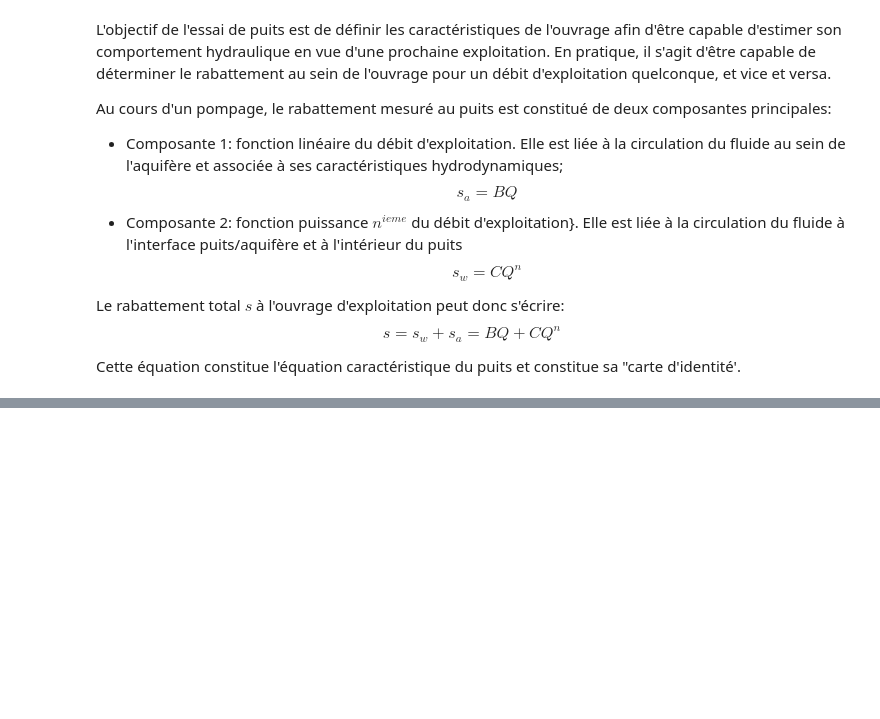
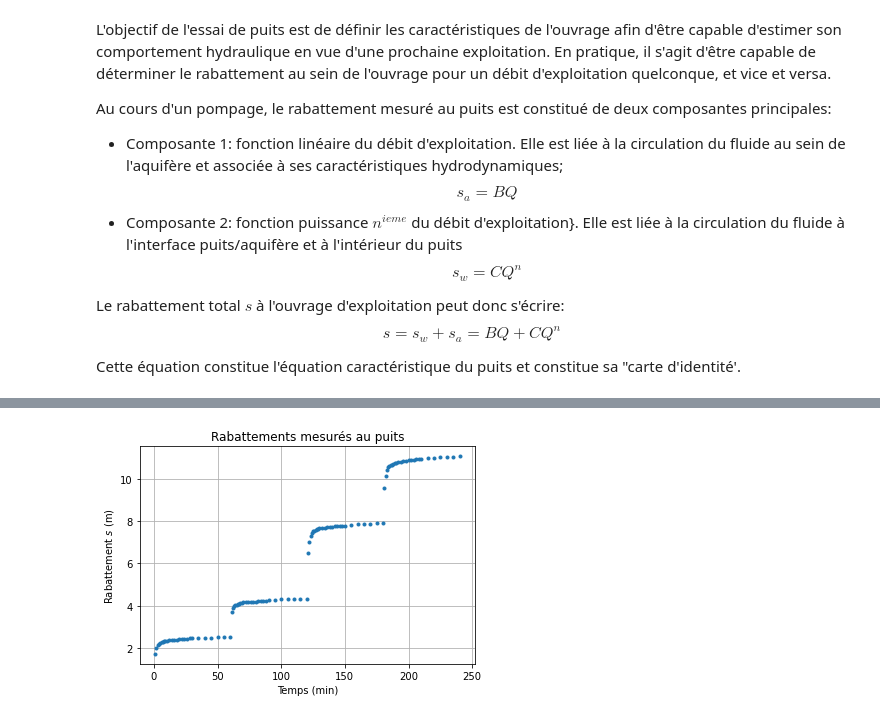
Before and after one commit to larroque852/NB_ENS2_paliers, a Jupyter notebook: ENS2_Puits.ipynb, the cells around one changed output, grey strips where cells are left out. Saved outputs shown, nothing was run; the diff lists cells and outputs as text; code cells hidden in the pictures; blank space fills up the shorter version.

```diff
--- a/ENS2_Puits.ipynb
+++ b/ENS2_Puits.ipynb
@@ -298,0 +108,27 @@ x2 = 288.04123926180614
+# %%
+import numpy as np
+import scipy.special as sp
+import matplotlib.pyplot as plt
+import pandas as pd
+
+#lecture fichier local
+#data = np.genfromtxt('data_well_s.csv',delimiter=',')
+
+#lecture fichier Github pour Colabotary on line
+data = np.genfromtxt('https://raw.githubusercontent.com/larroque852/NB_ENS2_paliers/main/data_well_s.csv',delimiter=',')
+
+
+niv_stat = 4.70# niveau statique m/rep
+t = data[:,0]
+s = data[:,1]-niv_stat
+#print(t)
+#print(s)
+
+plt.title('Rabattements mesurés au puits')
+plt.xlabel('Temps (min)')
+plt.ylabel('Rabattement $s$ (m)')
+plt.grid()
+plt.plot(t,s,'.')
+plt.show()
+# %% [output]
+[figure, added]
```
Also changed, not shown: parts of 37 cells of this notebook.
